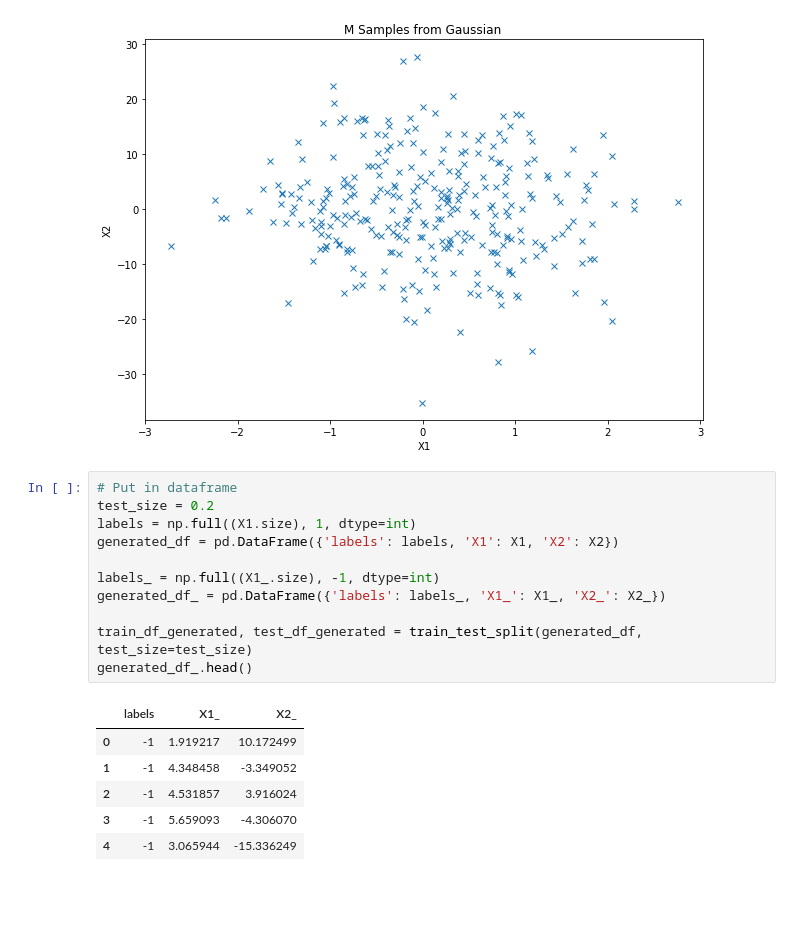
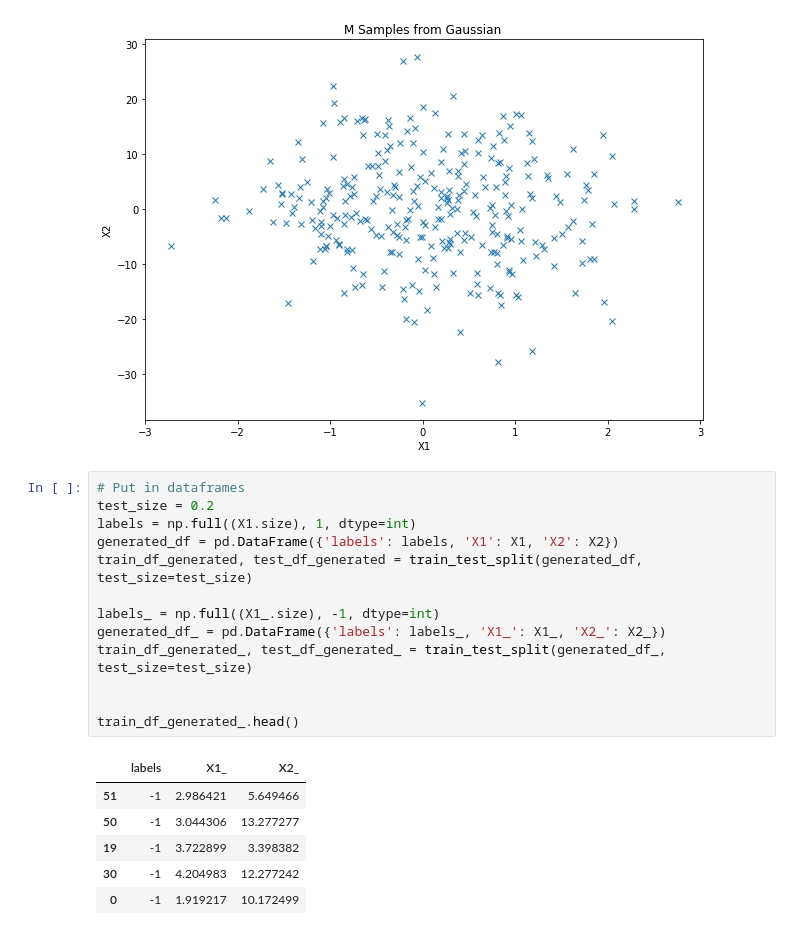
Before and after one commit to hkindbom/SF2935-Statistical-Learning, a Jupyter notebook: Project 1/Project1.ipynb, the cells around one changed output. Saved outputs shown, nothing was run; the diff lists cells and outputs as text; blank space fills up the shorter version.

```diff
--- a/Project 1/Project1.ipynb
+++ b/Project 1/Project1.ipynb
@@ -212,20 +218,22 @@ plt.show()
 # %% [output]
 [figure]
 # %%
-# Put in dataframe
+# Put in dataframes
 test_size = 0.2
 labels = np.full((X1.size), 1, dtype=int)
 generated_df = pd.DataFrame({'labels': labels, 'X1': X1, 'X2': X2})
+train_df_generated, test_df_generated = train_test_split(generated_df, test_size=test_size)
 
 labels_ = np.full((X1_.size), -1, dtype=int)
 generated_df_ = pd.DataFrame({'labels': labels_, 'X1_': X1_, 'X2_': X2_})
+train_df_generated_, test_df_generated_ = train_test_split(generated_df_, test_size=test_size)
 
-train_df_generated, test_df_generated = train_test_split(generated_df, test_size=test_size)
-generated_df_.head()
+
+train_df_generated_.head()
 # %% [output]
 |  | labels | X1_ | X2_ |
+| 51 | -1 | 2.986421 | 5.649466 |
+| 50 | -1 | 3.044306 | 13.277277 |
+| 19 | -1 | 3.722899 | 3.398382 |
+| 30 | -1 | 4.204983 | 12.277242 |
 | 0 | -1 | 1.919217 | 10.172499 |
-| 1 | -1 | 4.348458 | -3.349052 |
-| 2 | -1 | 4.531857 | 3.916024 |
-| 3 | -1 | 5.659093 | -4.306070 |
-| 4 | -1 | 3.065944 | -15.336249 |
```
Also changed, not shown: parts of 5 cells of this notebook.
